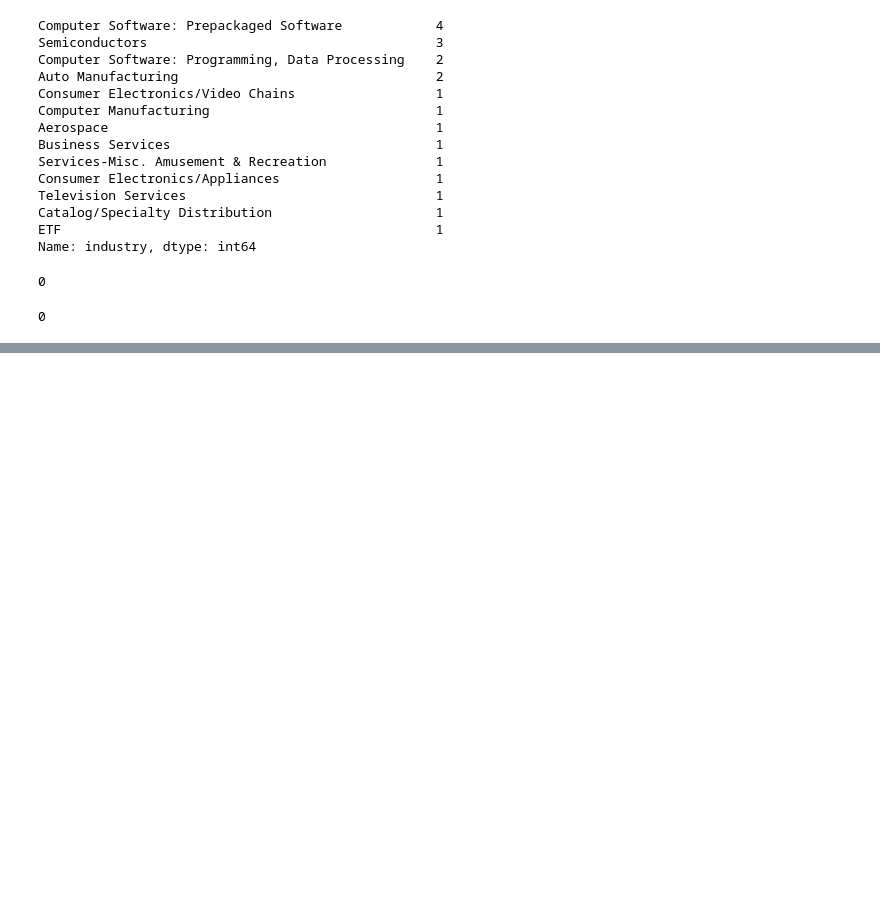
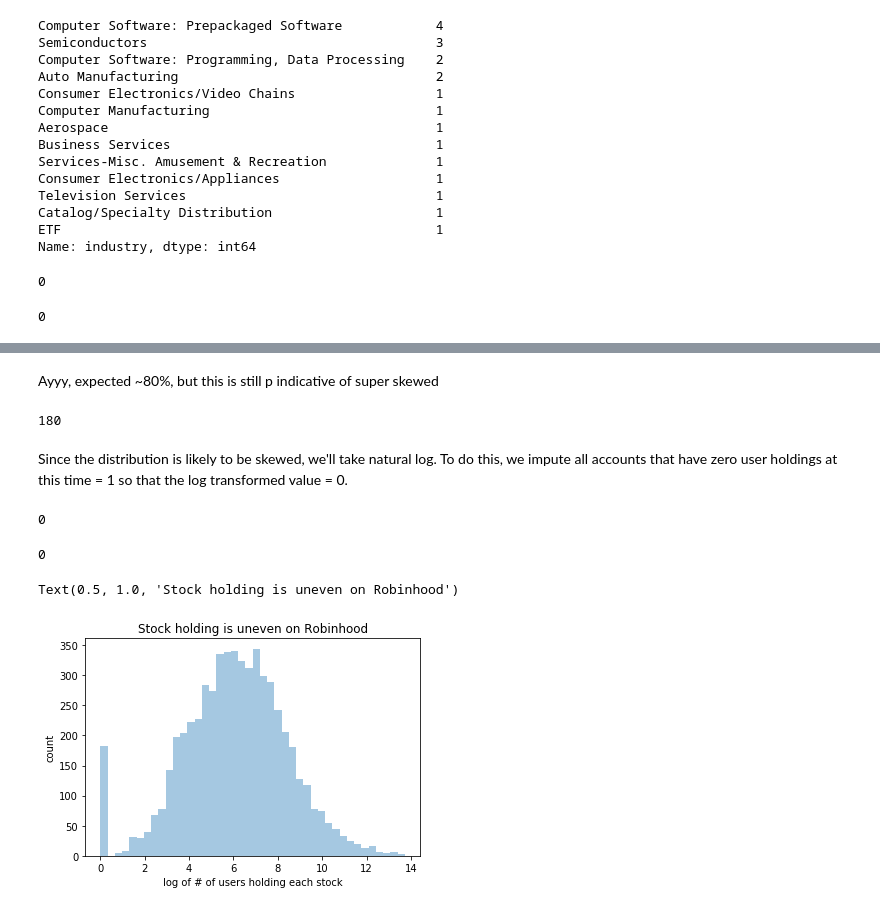
Before and after one commit to DS4A-mathemagicians/robintrack, a Jupyter notebook: Popular Tickers on Robinhood and WSB.ipynb, the cells around one changed output, grey strips where cells are left out. Cells and saved outputs as stored; diff of their text form; code cells hidden in the pictures; blank space fills up the shorter version.

```diff
--- a/Popular Tickers on Robinhood and WSB.ipynb
+++ b/Popular Tickers on Robinhood and WSB.ipynb
@@ -173,0 +244,28 @@ plt.savefig(cwd + "/figures/wsb_popular_sectors.png")
+# %% [markdown]
+Ayyy, expected ~80%, but this is still p indicative of super skewed
+# %%
+(final_user_df.iloc[-2] == 0).sum()
+# %% [output]
+180
+# %%
+last_day = final_user_df.iloc[-2]
+# %% [markdown]
+Since the distribution is likely to be skewed, we'll take natural log. To do this, we impute all accounts that have zero user holdings at this time = 1 so that the log transformed value = 0.
+# %%
+last_day[last_day == 0] = 1
+# %%
+last_day[last_day == 0].count()
+# %% [output]
+0
+# %%
+(np.log(last_day) < 0).sum()
+# %% [output]
+0
+# %%
+sns.distplot(np.log(last_day), kde = False)
+plt.xlabel("log of # of users holding each stock")
+plt.ylabel("count")
+plt.title("Stock holding is uneven on Robinhood")
+# %% [output]
+Text(0.5, 1.0, 'Stock holding is uneven on Robinhood')
+[figure, added]
```
Also changed, not shown: parts of 76 cells of this notebook.
